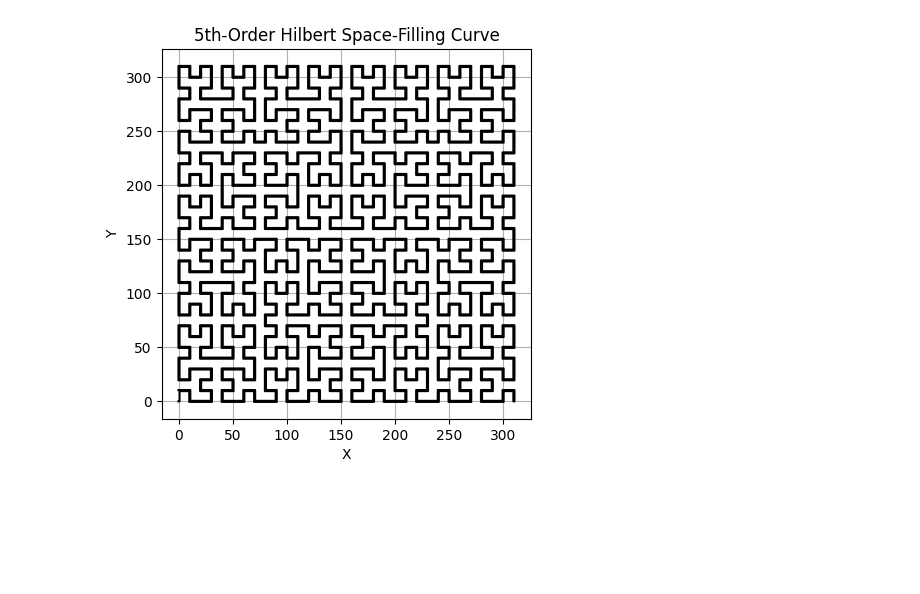
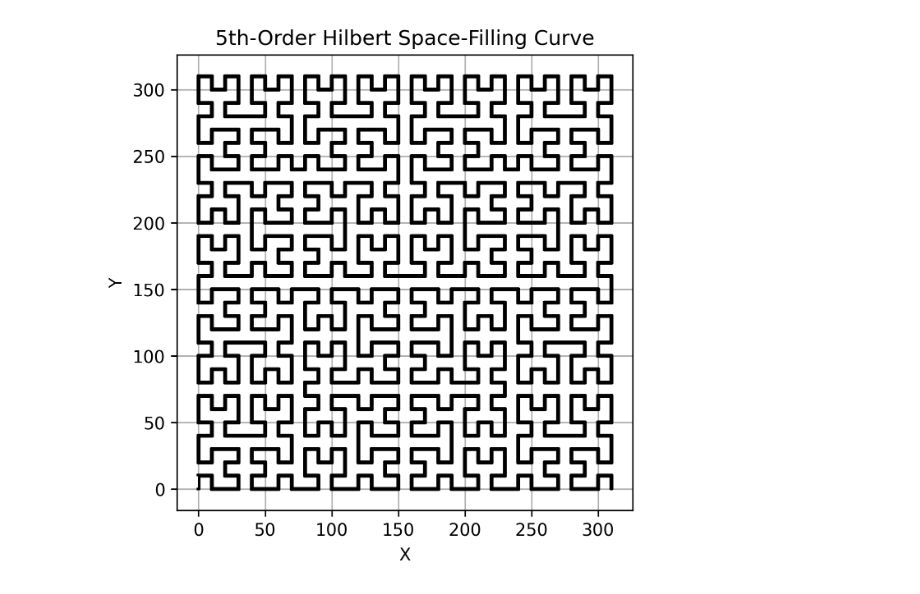
Before and after one commit to OJB-Quantum/Generative-Layout-Notebooks, a Jupyter notebook: GDSTK_Space_Filling_Curves.ipynb, the cells around one changed output. Saved outputs shown, nothing was run; the diff lists cells and outputs as text; code cells hidden in the pictures; blank space fills up the shorter version.

```diff
--- a/GDSTK_Space_Filling_Curves.ipynb
+++ b/GDSTK_Space_Filling_Curves.ipynb
@@ -7,6 +17,9 @@ import gdstk
 import matplotlib.pyplot as plt
 import numpy as np
 from hilbertcurve.hilbertcurve import HilbertCurve
+
+import matplotlib as mpl
+mpl.rcParams["figure.dpi"] = 300  # crisp preview
 
 # Parameters
 order = 5  # Order of the Hilbert curve
@@ -21,34 +34,34 @@ num_points = 2 ** (order * dimension)
 # Generate points along the Hilbert curve
 points = [hilbert_curve.point_from_distance(i) for i in range(num_points)]
 scaled_points = [(x * step, y * step) for x, y in points]
 
 # Create a FlexPath with the specified line width
 path = gdstk.FlexPath(scaled_points, line_width)
 
 # Create a cell and add the path
 cell = gdstk.Cell("HILBERT")
 cell.add(path)
 
 # Create a library and add the cell
 lib = gdstk.Library()
 lib.add(cell)
 
 # Save to a GDSII file
 lib.write_gds("hilbert_curve.gds")
 
 # Plot using matplotlib
 fig, ax = plt.subplots()
 for polygon in path.to_polygons():
     x, y = zip(*polygon.points)
     ax.plot(x, y, 'k-')
 ax.set_aspect('equal')
 plt.title("5th-Order Hilbert Space-Filling Curve")
 plt.xlabel("X")
 plt.ylabel("Y")
 plt.grid(True)
 plt.show()
 # %% [output]
-[figure, old version]
+[figure, new version]
 # %%
 from google.colab import files
 files.download("hilbert_curve.gds")
```
Also changed, not shown: parts of 6 cells of this notebook.
